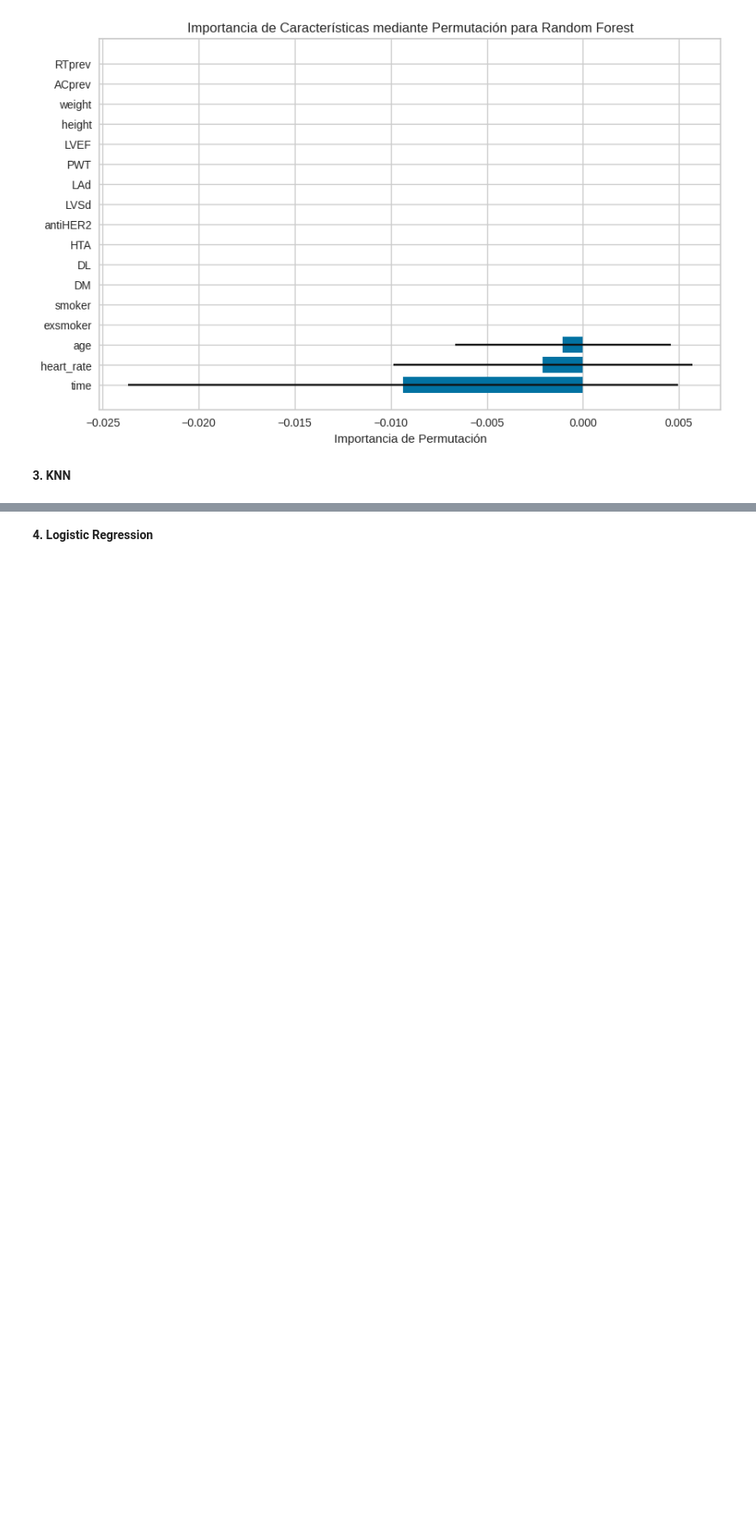
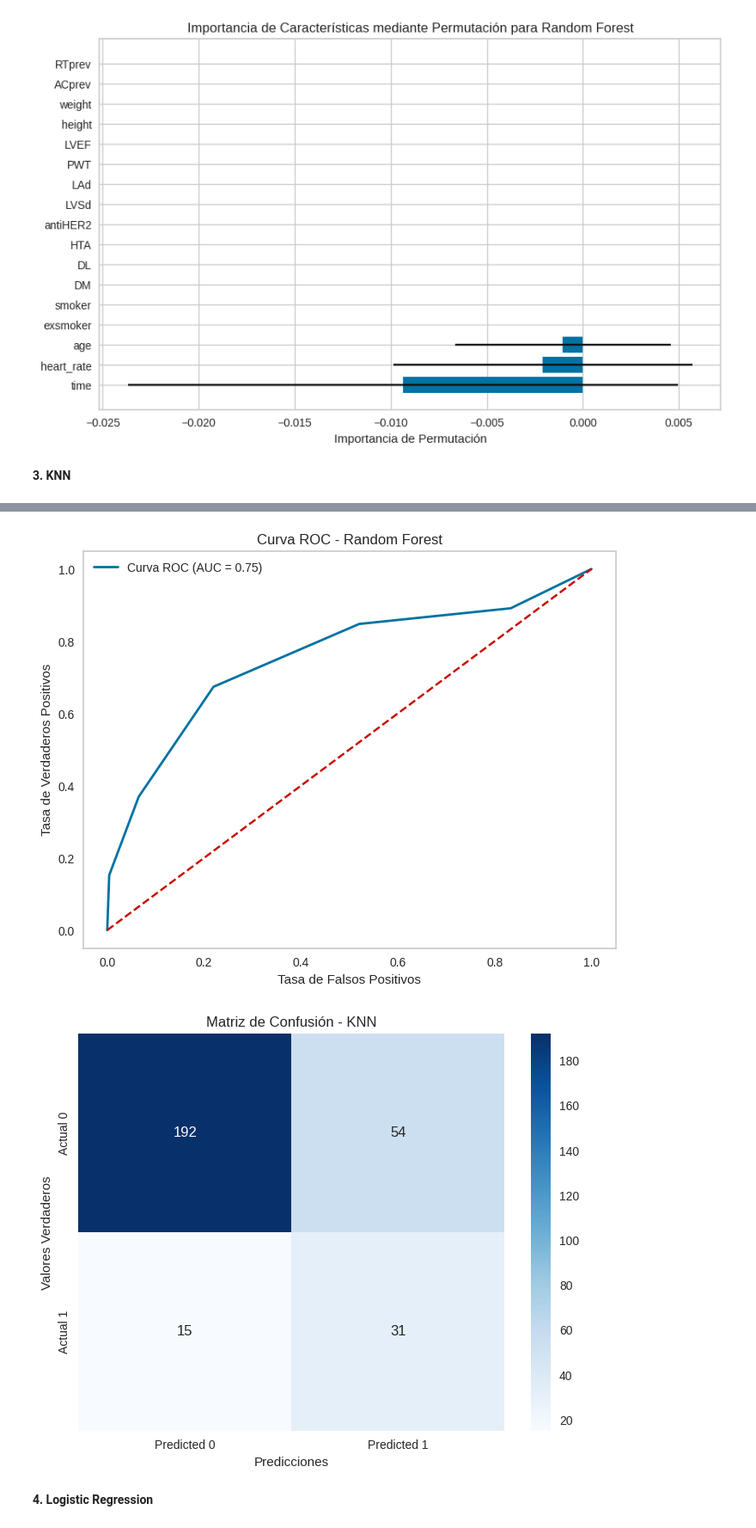
Before and after one commit to nalrob/Aprendizaje-Automatico, a Jupyter notebook: CTRCD_Modelos_lastversion.ipynb, the cells around one changed output, grey strips where cells are left out. Shown: that part at 86% size. Drawn from its saved outputs; the diff is of its cells as text; code cells hidden in the pictures; blank space fills up the shorter version.

```diff
--- a/CTRCD_Modelos_lastversion.ipynb
+++ b/CTRCD_Modelos_lastversion.ipynb
@@ -831,3 +788,30 @@ Promedio Precision: 0.19
+# %%
+# Curva ROC total
+fpr, tpr, _ = roc_curve(all_y_test, all_y_pred_proba)
+plt.figure(figsize=(8, 6))
+plt.plot(fpr, tpr, color='b', lw=2, label=f'Curva ROC (AUC = {np.mean(metrics["roc_auc"]):.2f})')
+plt.plot([0, 1], [0, 1], linestyle='--', color='r')  # Línea de referencia
+plt.title('Curva ROC - Random Forest')
+plt.xlabel('Tasa de Falsos Positivos')
+plt.ylabel('Tasa de Verdaderos Positivos')
+plt.legend()
+plt.grid()
+plt.show()
+
+# Matriz de confusión
+final_y_pred = [1 if p >= 0.5 else 0 for p in all_y_pred_proba]
+final_cm_test = confusion_matrix(all_y_test, final_y_pred)
+plt.figure(figsize=(8, 6))
+sns.heatmap(final_cm_test, annot=True, fmt='d', cmap='Blues',
+            xticklabels=['Predicted 0', 'Predicted 1'],
+            yticklabels=['Actual 0', 'Actual 1'])
+plt.title('Matriz de Confusión - KNN')
+plt.xlabel('Predicciones')
+plt.ylabel('Valores Verdaderos')
+plt.show()
+# %% [output]
+[figure, added]
+[figure, added]
 # %% [markdown]
 **4. Logistic Regression**
 # %%
```
Also changed, not shown: parts of 24 cells of this notebook.
